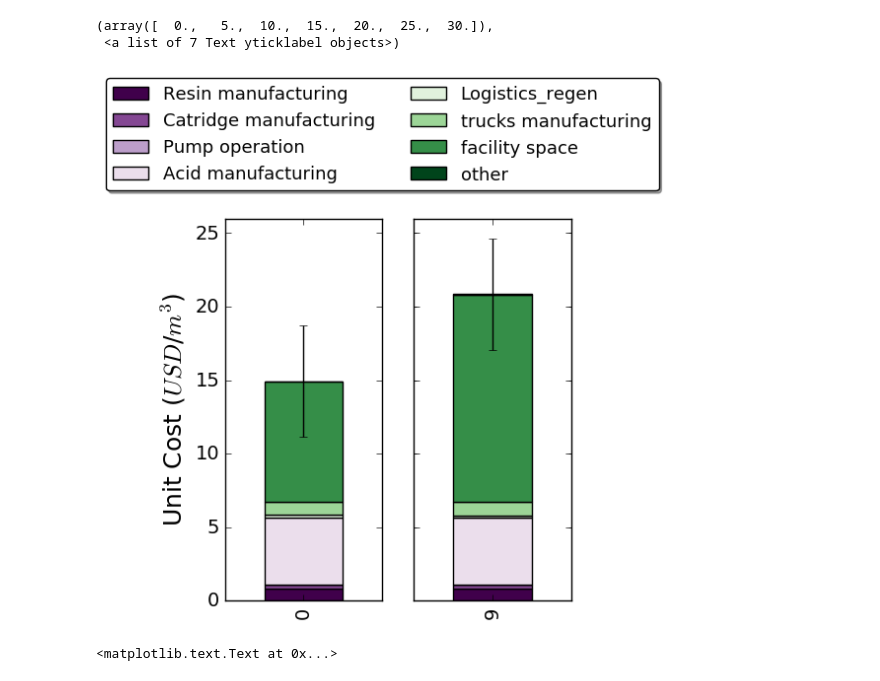
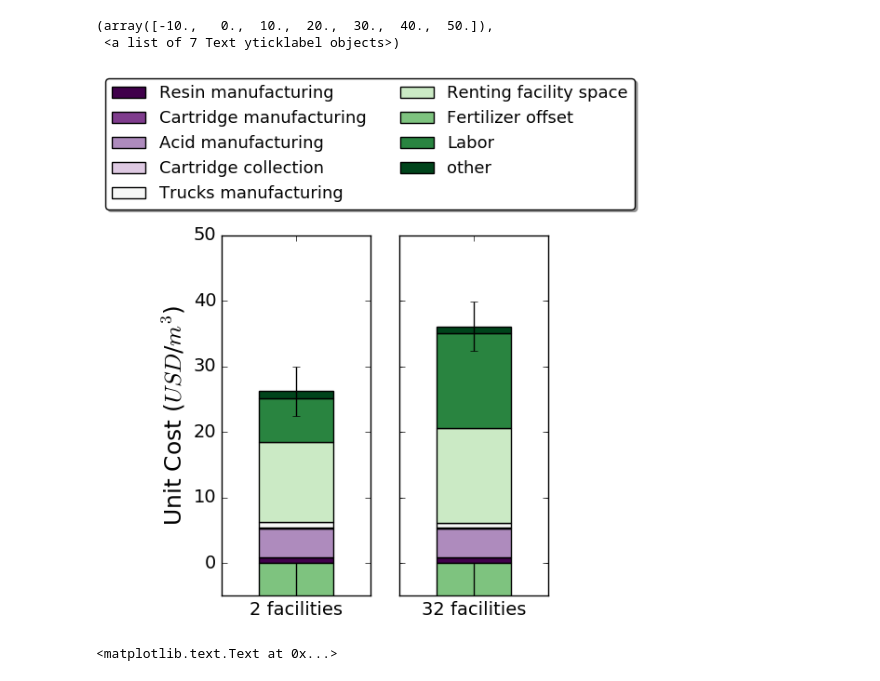
Before and after one commit to okavvada/Urine-Project, a Jupyter notebook: Plot_LCA_model.ipynb, the cells around one changed output. Drawn from its saved outputs; the diff is of its cells as text; code cells hidden in the pictures.

```diff
--- a/Plot_LCA_model.ipynb
+++ b/Plot_LCA_model.ipynb
@@ -11,13 +11,13 @@ import statsmodels.api as smf
 from utils.logistics_functions import *
 from utils.Run_LCA_model import Run_LCA_model
 # %%
-Energy_optimal = pd.read_csv('results/Energy_m3_optimal.csv')
+Energy_optimal = pd.read_csv('results/Energy_m3_optimal_2.csv')
 Energy_grid = pd.read_csv('results/Energy_m3_grid.csv')
 Energy_random = pd.read_csv('results/Energy_m3_random.csv')
-GHG_optimal = pd.read_csv('results/GHG_m3_optimal.csv')
+GHG_optimal = pd.read_csv('results/GHG_m3_optimal_2.csv')
 GHG_grid = pd.read_csv('results/GHG_m3_grid.csv')
 GHG_random = pd.read_csv('results/GHG_m3_random.csv')
-COST_optimal = pd.read_csv('results/COST_m3_optimal.csv')
+COST_optimal = pd.read_csv('results/COST_m3_optimal_2.csv')
 COST_grid = pd.read_csv('results/COST_m3_grid.csv')
 COST_random = pd.read_csv('results/COST_m3_random.csv')
 # %%
@@ -73,22 +83,26 @@ plt.ylabel('Unit Cost ($USD/m^3$)', fontsize = 20)
+# %%
+Result_Energy_m3['number_facilities'] = Result_Energy_m3.n_facilities.astype(str)+ " facilities"
+Result_GHG_m3['number_facilities'] = Result_GHG_m3.n_facilities.astype(str)+ " facilities"
+Result_COST_m3['number_facilities'] = Result_COST_m3.n_facilities.astype(str)+ " facilities"
 # %%
 Result_Energy_m3_plot = Result_Energy_m3.drop('sum',1).drop('n_facilities',1)
 Result_GHG_m3_plot = Result_GHG_m3.drop('sum',1).drop('n_facilities',1)
 Result_COST_m3_plot = Result_COST_m3.drop('sum',1).drop('n_facilities',1)
 # %%
 Result_Energy_m3_plot['other'] = (Result_Energy_m3_plot['Material transport'] + Result_Energy_m3_plot['Tank manufacturing'] +
-                                 Result_Energy_m3_plot['Pump manufacturing']+Result_Energy_m3_plot['Bottling'])
+                                 Result_Energy_m3_plot['Pump manufacturing']+Result_Energy_m3_plot['Bottling']+Result_Energy_m3_plot['Pump operation'])
 Result_GHG_m3_plot['other'] = (Result_GHG_m3_plot['Material transport'] + Result_GHG_m3_plot['Tank manufacturing'] +
-                                 Result_GHG_m3_plot['Pump manufacturing']+Result_GHG_m3_plot['Bottling'])
+                                 Result_GHG_m3_plot['Pump manufacturing']+Result_GHG_m3_plot['Bottling']+Result_GHG_m3_plot['Pump operation'])
 Result_COST_m3_plot['other'] = (Result_COST_m3_plot['Material transport'] + Result_COST_m3_plot['Tank manufacturing'] +
-                                 Result_COST_m3_plot['Pump manufacturing']+ Result_COST_m3_plot['Logistics_collect']+
-                                Result_COST_m3_plot['Bottling'])
+                                 Result_COST_m3_plot['Pump manufacturing']+ Result_COST_m3_plot['Fertilizer transport']+
+                                Result_COST_m3_plot['Bottling']+Result_COST_m3_plot['Pump operation'])
 
 Result_Energy_m3_plot = Result_Energy_m3_plot.drop(['Unnamed: 0','Material transport', 'Tank manufacturing',
-                                                   'Pump manufacturing','Bottling'] , 1)
+                                                   'Pump manufacturing','Bottling', 'Pump operation'] , 1)
 Result_GHG_m3_plot = Result_GHG_m3_plot.drop(['Unnamed: 0','Material transport', 'Tank manufacturing',
-                                                   'Pump manufacturing','Bottling'] , 1)
+                                                   'Pump manufacturing','Bottling', 'Pump operation'] , 1)
 Result_COST_m3_plot = Result_COST_m3_plot.drop(['Unnamed: 0','Material transport', 'Tank manufacturing',
-                                                   'Pump manufacturing', 'Logistics_collect','Bottling'] , 1)
+                                                   'Pump manufacturing', 'Fertilizer transport','Bottling', 'Pump operation'] , 1)
 # %%
 Result_Energy_m3_plot_low = (Result_Energy_m3_plot[0:1])
 Result_GHG_m3_plot_low = Result_GHG_m3_plot[0:1]
@@ -97,12 +111,12 @@ Result_Energy_m3_plot_high = (Result_Energy_m3_plot[-2:-1])
 Result_GHG_m3_plot_high = Result_GHG_m3_plot[-2:-1]
 Result_COST_m3_plot_high = Result_COST_m3_plot[-2:-1]
 # %%
-energy_errors_1 = Result_Energy_m3_plot_low.copy()
-energy_errors_2 = Result_Energy_m3_plot_high.copy()
-ghg_errors_2 = Result_GHG_m3_plot_high.copy()
-ghg_errors_1 = Result_GHG_m3_plot_low.copy()
-cost_errors_1 = Result_COST_m3_plot_low.copy()
-cost_errors_2 = Result_COST_m3_plot_high.copy()
+energy_errors_1 = Result_Energy_m3_plot_low.copy().drop('number_facilities',1)
+energy_errors_2 = Result_Energy_m3_plot_high.copy().drop('number_facilities',1)
+ghg_errors_2 = Result_GHG_m3_plot_high.copy().drop('number_facilities',1)
+ghg_errors_1 = Result_GHG_m3_plot_low.copy().drop('number_facilities',1)
+cost_errors_1 = Result_COST_m3_plot_low.copy().drop('number_facilities',1)
+cost_errors_2 = Result_COST_m3_plot_high.copy().drop('number_facilities',1)
 # %%
 energy_errors_1[energy_errors_1>0] = 0
 energy_errors_1.other = 2.8
@@ -151,21 +191,23 @@ plt.yticks(fontsize=14)
 # %%
 fig = plt.figure(figsize=(7, 5))
 ax = fig.add_subplot(1,3, 1)
 a=Result_COST_m3_plot_low.plot(kind='bar', stacked = True, ax=ax, legend=False,colormap='PRGn',yerr=cost_errors_1)
+a.set_xticklabels(Result_COST_m3_plot_low['number_facilities'],fontsize = 14, rotation = 0)
 plt.xticks(fontsize=14)
 plt.yticks(fontsize=14)
-plt.ylim(0, 26)
+plt.ylim(-5, 50)
 plt.ylabel('Unit Cost ($USD$/$m^3$)',fontsize=18)
 a.legend(loc='lower center', bbox_to_anchor=(1, 1.05),ncol=2, fancybox=True, shadow=True,fontsize=13)
 ax = fig.add_subplot(1,3, 2)
 c=Result_COST_m3_plot_high.plot(kind='bar', sharey=True, stacked = True,ax=ax, legend=False,colormap='PRGn',yerr=cost_errors_2)
-plt.ylim(0, 26)
+c.set_xticklabels(Result_COST_m3_plot_high['number_facilities'],fontsize = 14, rotation = 0)
+plt.ylim(-5, 50)
 plt.xticks(fontsize=14)
 plt.yticks(fontsize=14)
 # %% [output]
-(array([  0.,   5.,  10.,  15.,  20.,  25.,  30.]),
+(array([-10.,   0.,  10.,  20.,  30.,  40.,  50.]),
  <a list of 7 Text yticklabel objects>)
-[figure, old version]
+[figure, new version]
 # %%
 Energy_optimal_log= Energy_optimal
 Energy_optimal_log['logx'] = np.log(Energy_optimal_log['n_facilities'])
```
Also changed, not shown: parts of 11 cells of this notebook, 8 other files.
